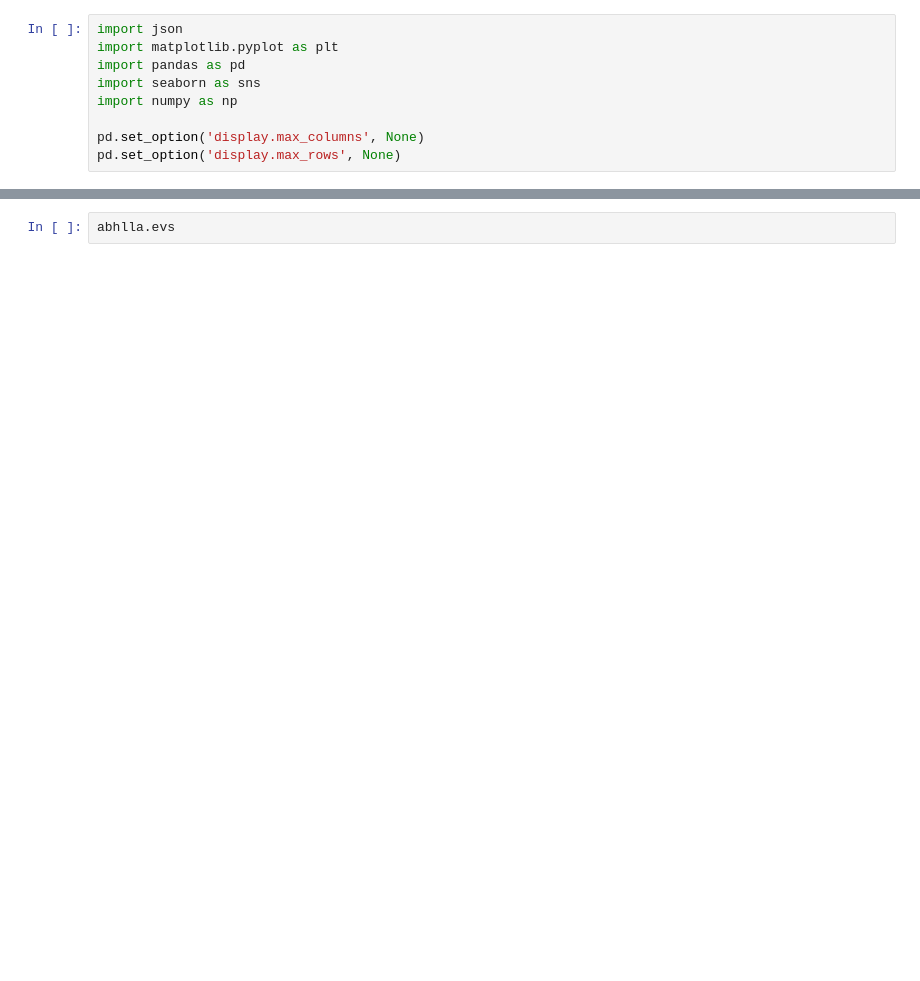
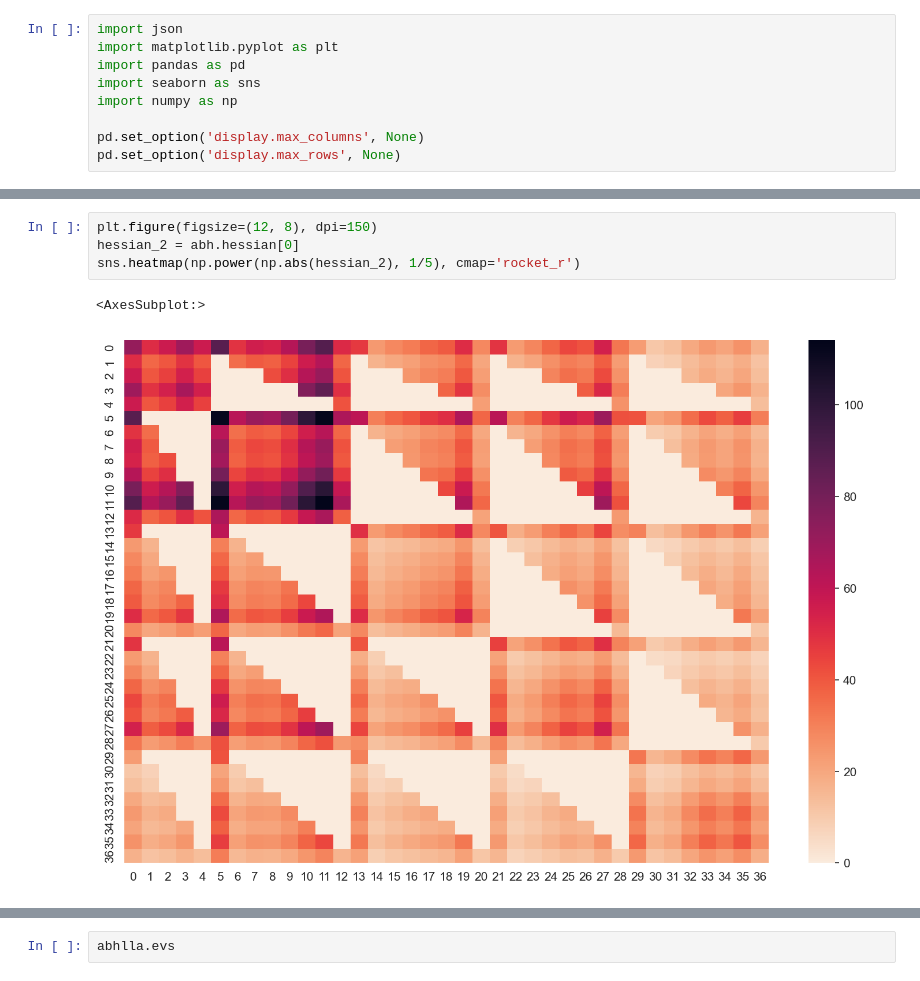
Before and after one commit to BluSteve/STYau122, a Jupyter notebook: python/styau/Analysis.ipynb, the cells around one changed output, grey strips where cells are left out. Cells and saved outputs as stored; diff of their text form; blank space fills up the shorter version.

```diff
--- a/python/styau/Analysis.ipynb
+++ b/python/styau/Analysis.ipynb
@@ -82,0 +94,7 @@ ax.legend(['Absolute Hessian', 'Absolute Hessian - Stewart', 'Gradient', 'TRM',
+# %%
+plt.figure(figsize=(12, 8), dpi=150)
+hessian_2 = abh.hessian[0]
+sns.heatmap(np.power(np.abs(hessian_2), 1/5), cmap='rocket_r')
+# %% [output]
+<AxesSubplot:>
+[figure, added]
```
Also changed, not shown: parts of 5 cells of this notebook, 1 other file.
